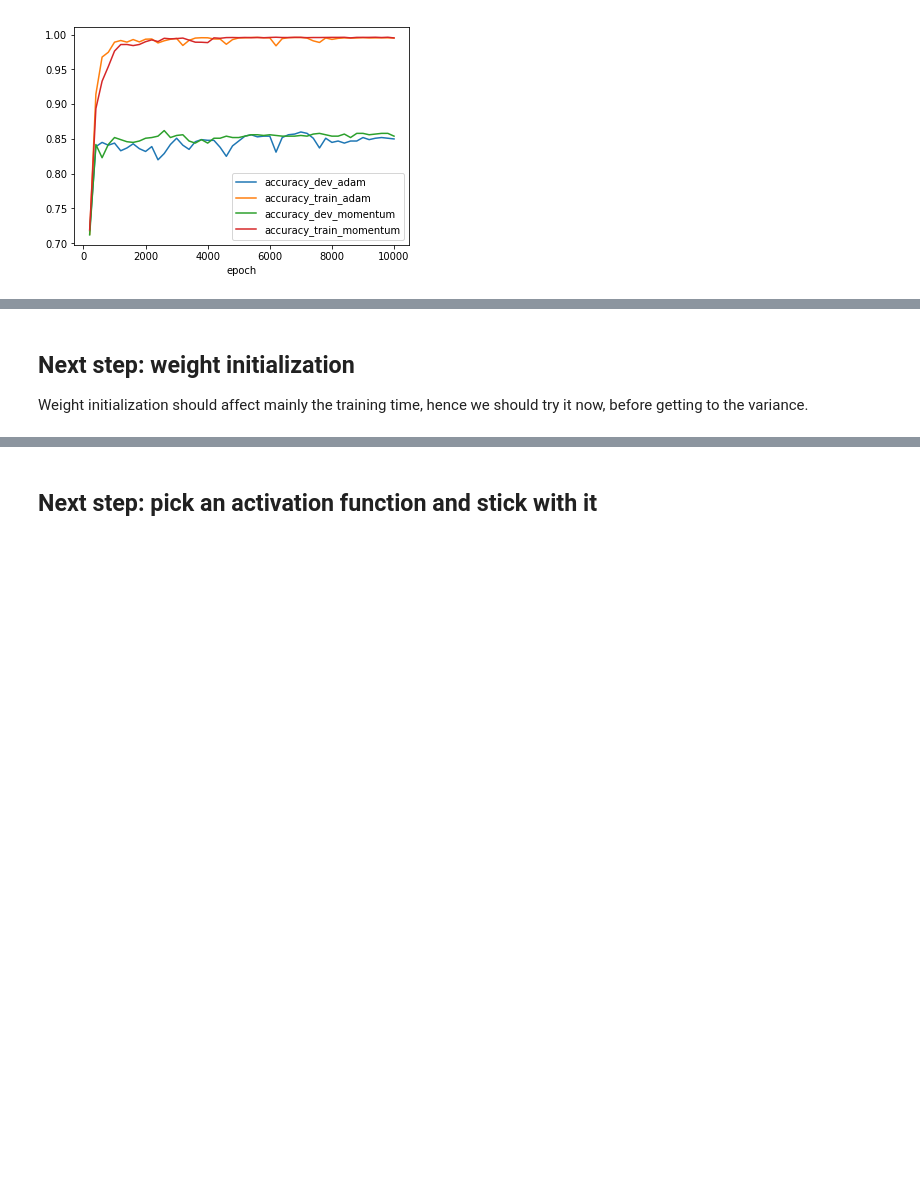
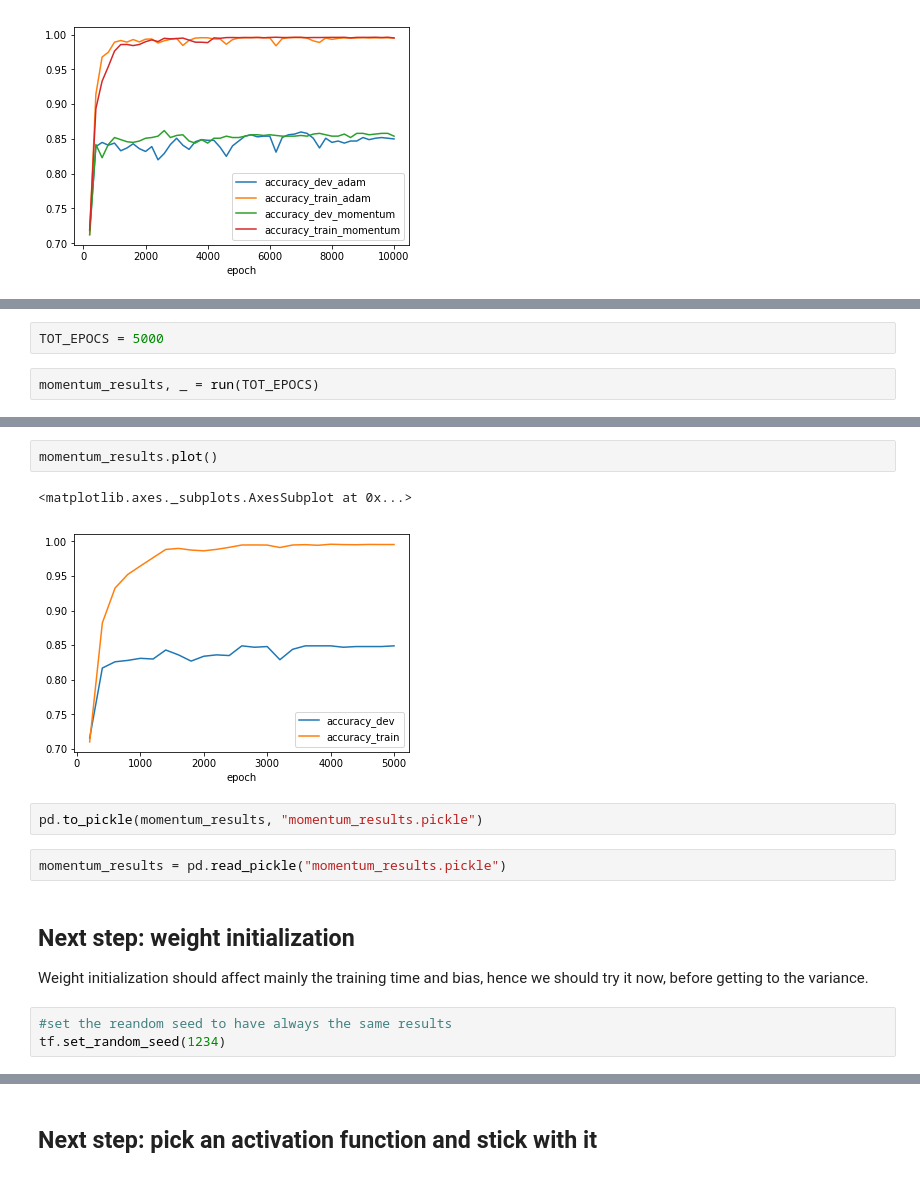
Before and after one commit to gioruffa/DeepLearning_notMNISTStudyCase, a Jupyter notebook: fiststeps.ipynb, the cells around one changed output, grey strips where cells are left out. Drawn from its saved outputs; the diff is of its cells as text; blank space fills up the shorter version.

Commit message:
added dataframe storage and weigh init test

```diff
--- a/fiststeps.ipynb
+++ b/fiststeps.ipynb
@@ -310,0 +349,4 @@ The gain is not worth it. We will stick with momentum
+# %%
+TOT_EPOCS = 5000
+# %%
+momentum_results, _ = run(TOT_EPOCS)
@@ -311,3 +371,15 @@ The gain is not worth it. We will stick with momentum
+# %%
+momentum_results.plot()
+# %% [output]
+<matplotlib.axes._subplots.AxesSubplot at 0x...>
+[figure, added]
+# %%
+pd.to_pickle(momentum_results, "momentum_results.pickle")
+# %%
+momentum_results = pd.read_pickle("momentum_results.pickle")
 # %% [markdown]
 ## Next step: weight initialization
-Weight initialization should affect mainly the training time, hence we should try it now, before getting to the variance.
+Weight initialization should affect mainly the training time and bias, hence we should try it now, before getting to the variance.
+# %%
+#set the reandom seed to have always the same results
+tf.set_random_seed(1234)
```
Also changed, not shown: parts of 17 cells of this notebook.
